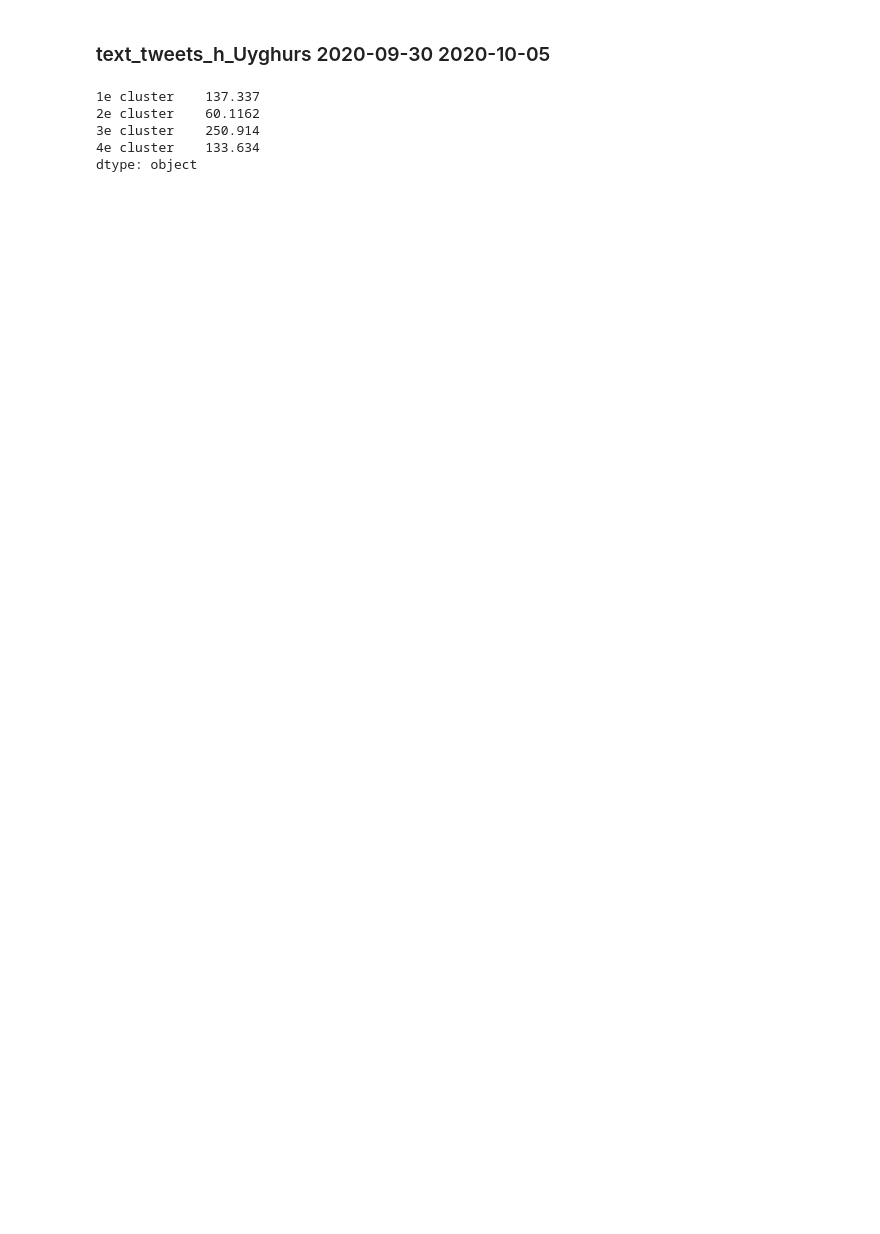
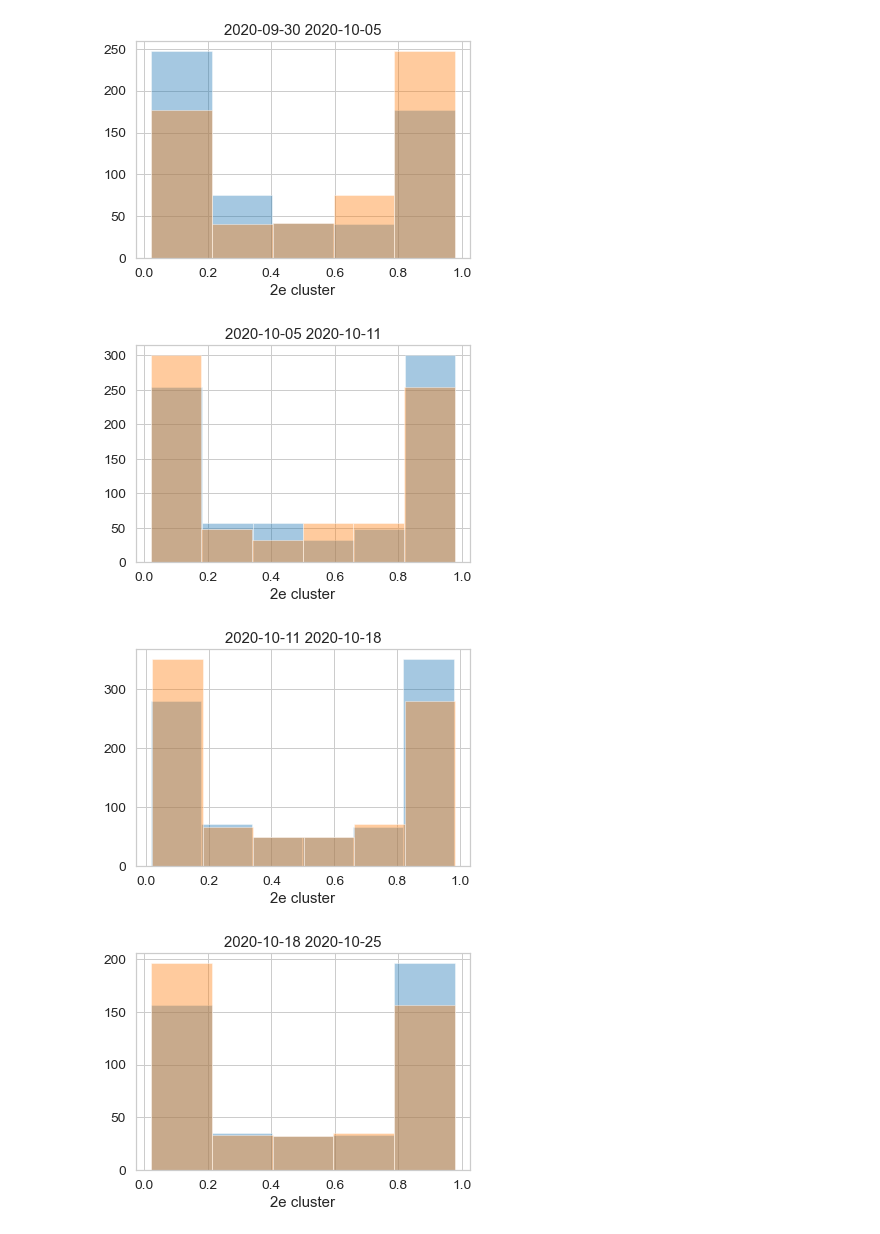
Before and after one commit to mathispuissant/Uyghurs-protests, a Jupyter notebook: NLP.ipynb, the cells around one changed output. Drawn from its saved outputs; the diff is of its cells as text; code cells hidden in the pictures; blank space fills up the shorter version.

```diff
--- a/NLP.ipynb
+++ b/NLP.ipynb
@@ -161,23 +200,33 @@ Wall time: 6min 20s
 # %%
 df["vector"] = pd.Series(list(results))
-# %% [markdown]
-### text_tweets_h_Uyghurs 2020-09-30 2020-10-05
+# %%
+list_time = [
+    ["2020-09-30", "2020-10-05"],
+    ["2020-10-05", "2020-10-11"],
+    ["2020-10-11", "2020-10-18"],
+    ["2020-10-18", "2020-10-25"],
+]
 # %%
-df_1 = pd.read_csv("text_tweets_h_Uyghurs" "2020-09-30" + "_" + "2020-10-05"  ".csv")
+df_dict = {}
+number = 0
+for starting_time, ending_time in list_time:
+    df_dict[number] =  pd.read_csv("text_tweets_h_Uyghurs" + starting_time + "_" + ending_time + ".csv")
 
-df_1["text_processed"] = df_1["text"].apply(lambda x: nltk.word_tokenize(x, language='english'))
-df_1["text_processed_is_alpha"] = df_1["text_processed"].apply(lambda x: [word for word in x if word.isalpha()])
-df_1["text_tokenized_wo_stopwords"] = df_1["text_processed_is_alpha"].apply(lambda x: [w for w in x if not w in stop_words])
-df_1["text_lemmatized"] = df_1["text_tokenized_wo_stopwords"].apply(lambda x: [lemmatizer.lemmatize(w) for w in x])
-count_data_1 = count_vectorizer.transform(df_1["text_lemmatized"].apply(lambda x: ' '.join(x)))
-df_1["score"] = pd.Series(list(lda.transform(count_data_1)))
-for i in range(number_topics):
-    df_1[str(i + 1) + "e cluster"] = df_1["score"].apply(lambda x: x[i])
+
+    df_dict[number]["text_processed"] =df_dict[number]["text"].apply(lambda x: nltk.word_tokenize(x, language='english'))
+    df_dict[number]["text_processed_is_alpha"] = df_dict[number]["text_processed"].apply(lambda x: [word for word in x if word.isalpha()])
+    df_dict[number]["text_tokenized_wo_stopwords"] = df_dict[number]["text_processed_is_alpha"].apply(lambda x: [w for w in x if not w in stop_words])
+    df_dict[number]["text_lemmatized"] = df_dict[number]["text_tokenized_wo_stopwords"].apply(lambda x: [lemmatizer.lemmatize(w) for w in x])
+    count_data_1 = count_vectorizer.transform(df_dict[number]["text_lemmatized"].apply(lambda x: ' '.join(x)))
+    df_dict[number]["score"] = pd.Series(list(lda.transform(count_data_1)))
+    for i in range(number_topics):
+        df_dict[number][str(i + 1) + "e cluster"] = df_dict[number]["score"].apply(lambda x: x[i])
+        sns.distplot(df_dict[number][str(i+1) + "e cluster"], kde = False)
+    plt.title(starting_time + " " + ending_time)
+    plt.show()
+    number += 1
+# %% [output]
+[figure, added]
+[figure, added]
+[figure, added]
+[figure, added]
-# %%
-df_1.sum()[7:]
-# %% [output]
-1e cluster    137.337
-2e cluster    60.1162
-3e cluster    250.914
-4e cluster    133.634
-dtype: object
```
Also changed, not shown: parts of 20 cells of this notebook, 10 other files.
